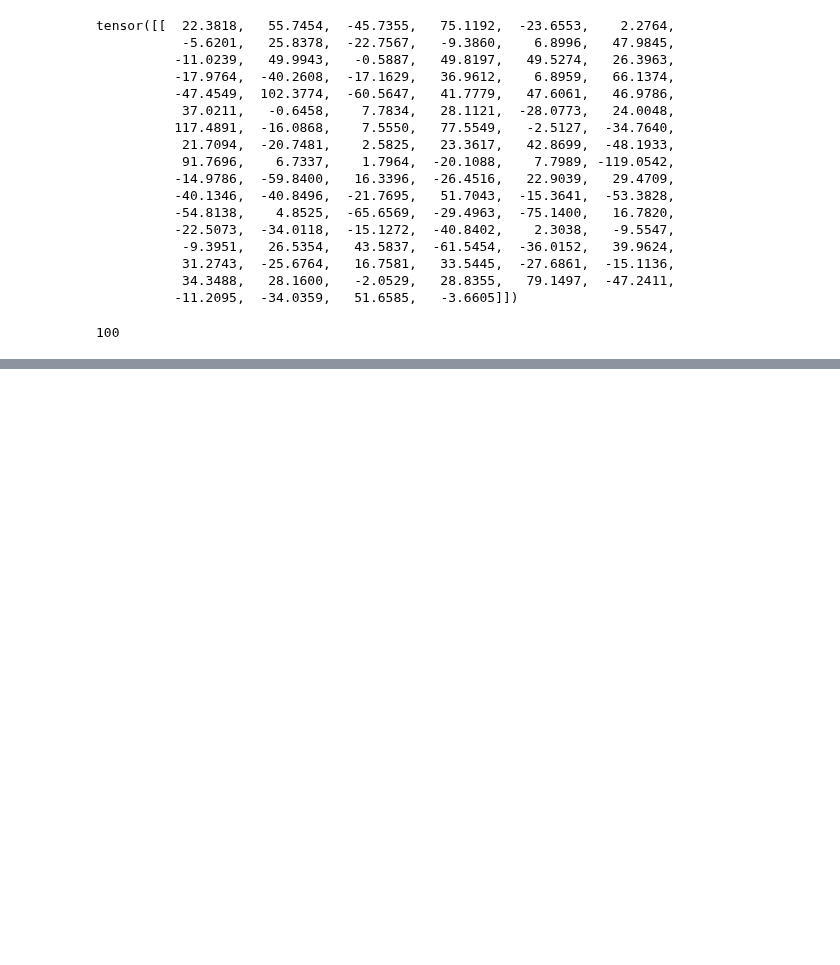
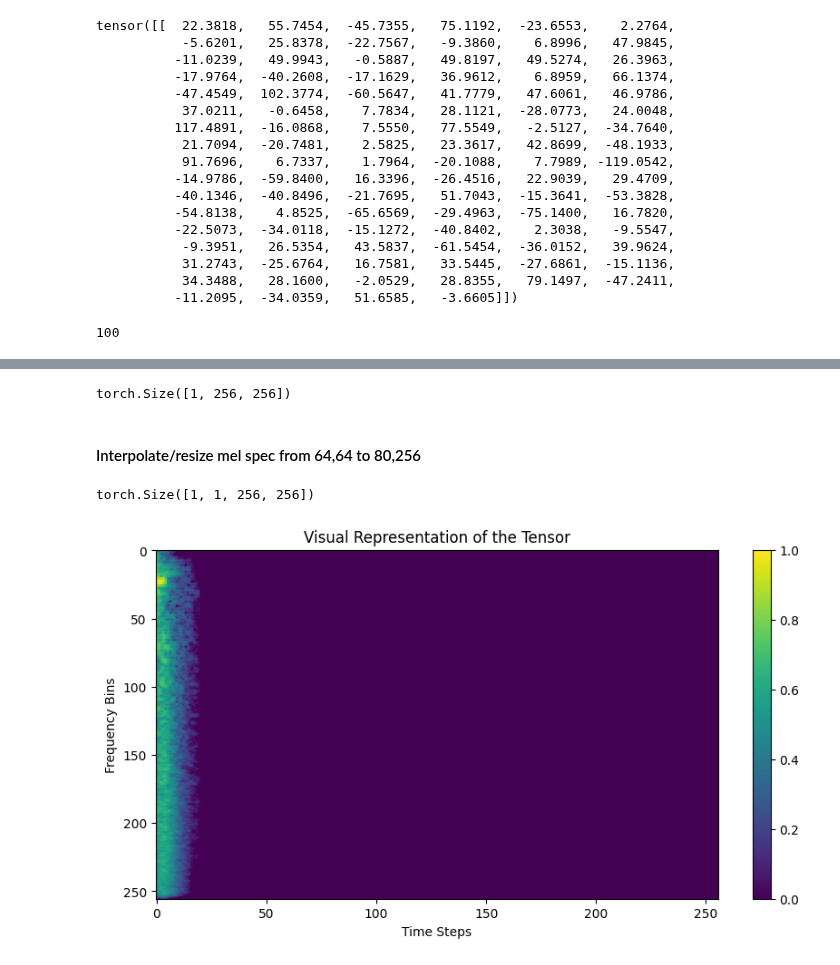
Before and after one commit to BrainTwin/audio-diffusion, a Jupyter notebook: notebooks/test_vocoder.ipynb, the cells around one changed output, grey strips where cells are left out. Drawn from its saved outputs; the diff is of its cells as text; code cells hidden in the pictures; blank space fills up the shorter version.

```diff
--- a/notebooks/test_vocoder.ipynb
+++ b/notebooks/test_vocoder.ipynb
@@ -39,0 +121,3 @@ from audiodiffusion.utils import convert_ldm_to_hf_vae
+# %%
+ds_256_256_path = '../cache/drum_samples/small_mel_spec_256_256'
+ds_256_256 = load_my_dataset(ds_256_256_path)
@@ -39,0 +131,8 @@ from audiodiffusion.utils import convert_ldm_to_hf_vae
+# %%
+mel_spec_0 = ds_256_256[0]['input']
+# %%
+mel_spec_0.shape
+# %% [output]
+torch.Size([1, 256, 256])
+# %% [markdown]
+#### Interpolate/resize mel spec from 64,64 to 80,256
@@ -39,0 +142,43 @@ from audiodiffusion.utils import convert_ldm_to_hf_vae
+# %%
+mel_spec_0.unsqueeze(1).shape
+# %% [output]
+torch.Size([1, 1, 256, 256])
+# %%
+import numpy as np
+
+def visualize_tensor(tensor):
+    """
+    Visualize a 3D tensor as an image.
+
+    Parameters:
+    - tensor (torch.Tensor): A 3D tensor of shape [1, height, width].
+
+    Note:
+    - Automatically scales tensor values to be between 0 and 1 if they are not already in the range.
+    """
+    if tensor.ndim != 3 or tensor.shape[0] != 1:
+        raise ValueError("Input tensor must be 3D with shape [1, height, width]")
+
+    # Remove the channel dimension and convert to numpy for easier processing
+    image = tensor.squeeze().numpy()
+
+    # Check and scale the tensor values if necessary
+    if np.any(image < -1) or np.any(image > 1):
+        # Normalize to 0-1 from any range
+        image = (image - np.min(image)) / (np.max(image) - np.min(image))
+    elif np.all(image >= -1) and np.all(image <= 1) and np.any(image < 0):
+        # Scale from -1-1 to 0-1
+        image = (image + 1) / 2
+
+    # Plot the image
+    plt.figure(figsize=(10, 5))
+    plt.imshow(image, aspect='auto', cmap='viridis')
+    plt.colorbar()  # Add a colorbar to show the scale
+    plt.title("Visual Representation of the Tensor")
+    plt.xlabel("Time Steps")
+    plt.ylabel("Frequency Bins")
+    plt.show()
+# %%
+visualize_tensor(mel_spec_0)
+# %% [output]
+[figure, added]
```
Also changed, not shown: parts of 27 cells of this notebook, 2 other files.
